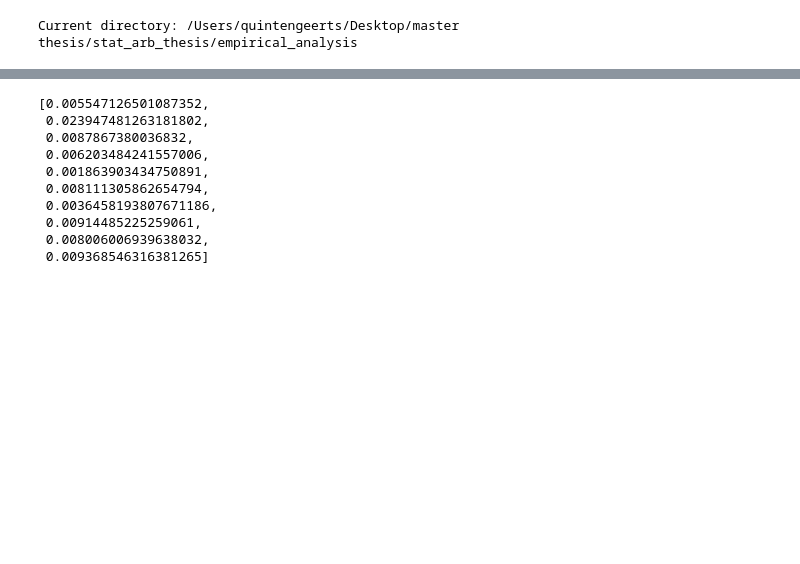
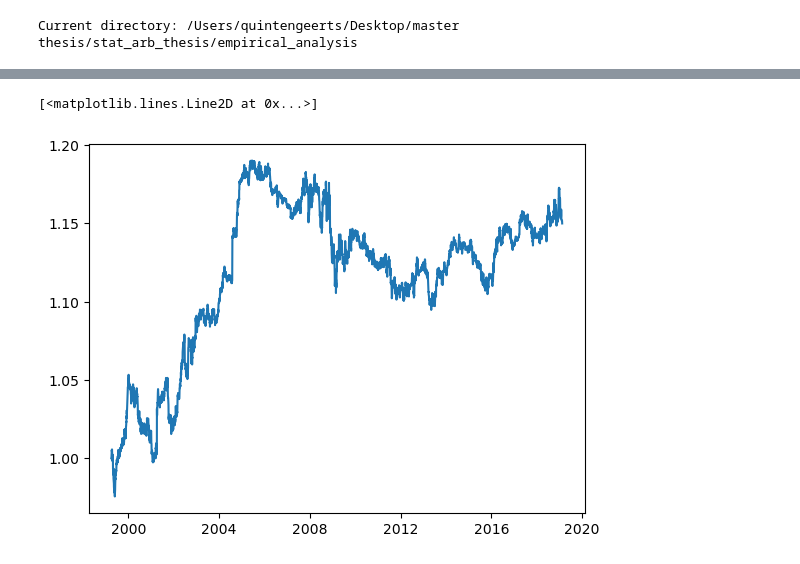
Before and after one commit to quintengeerts2000/MasterThesis-DRL_applications_to_stat_arb, a Jupyter notebook: empirical_analysis/RL_trading_tests.ipynb, the cells around one changed output, grey strips where cells are left out. Cells and saved outputs as stored; diff of their text form; code cells hidden in the pictures; blank space fills up the shorter version.

```diff
--- a/empirical_analysis/RL_trading_tests.ipynb
+++ b/empirical_analysis/RL_trading_tests.ipynb
@@ -174,13 +174,6 @@ Episode 11      Frame 1100      Average Score: 0.01
-# %%
-output_history
-# %% [output]
-[0.005547126501087352,
- 0.023947481263181802,
- 0.0087867380036832,
- 0.006203484241557006,
- 0.001863903434750891,
- 0.008111305862654794,
- 0.0036458193807671186,
- 0.00914485225259061,
- 0.008006006939638032,
- 0.009368546316381265]
+# %%
+import matplotlib.pyplot as plt
+plt.plot((env.total_pl.dropna() + 1).cumprod())
+# %% [output]
+[<matplotlib.lines.Line2D at 0x...>]
+[figure, added]
```
Also changed, not shown: parts of 1 cell of this notebook.
